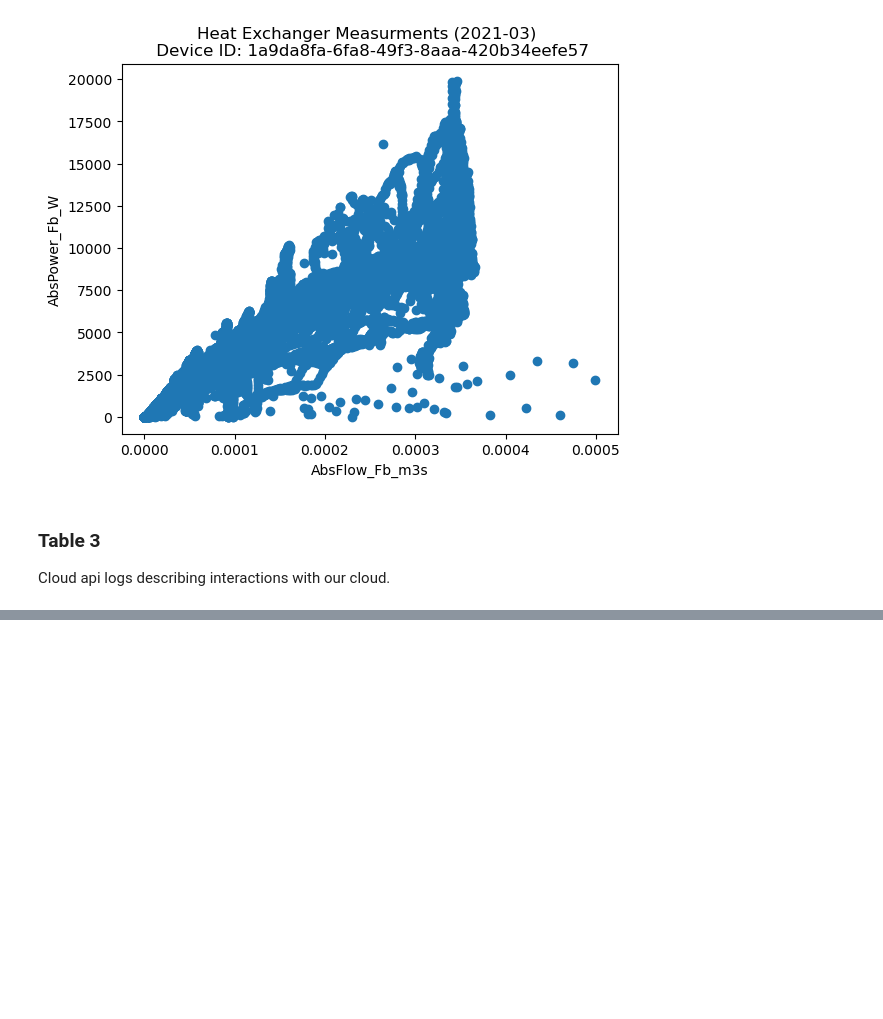
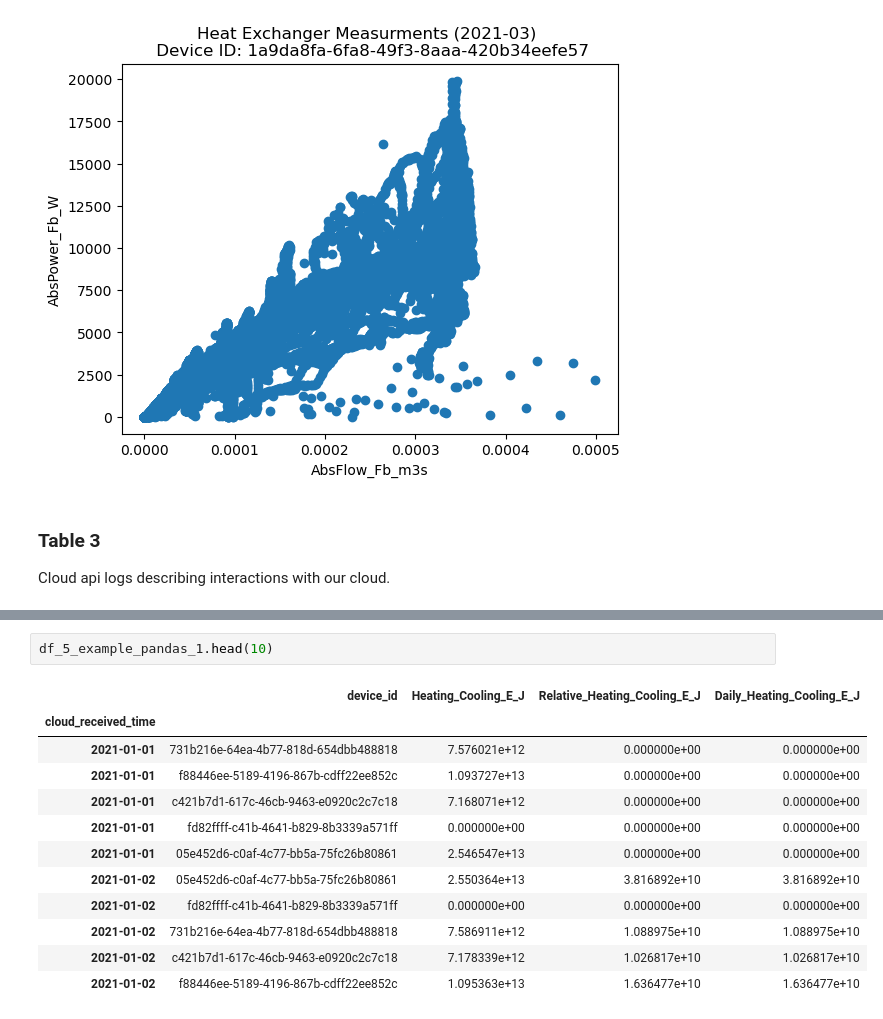
Before and after one commit to MikiVanousek/start2025, a Jupyter notebook: work/docker-demo.ipynb, the cells around one changed output, grey strips where cells are left out. Cells and saved outputs as stored; diff of their text form; blank space fills up the shorter version.

```diff
--- a/work/docker-demo.ipynb
+++ b/work/docker-demo.ipynb
@@ -105,0 +173,15 @@ pd_df1.head()
+# %%
+df_5_example_pandas_1.head(10)
+# %% [output]
+|  | device_id | Heating_Cooling_E_J | Relative_Heating_Cooling_E_J | Daily_Heating_Cooling_E_J |
+| cloud_received_time |  |  |  |  |
+| 2021-01-01 | 731b216e-64ea-4b77-818d-654dbb488818 | 7.576021e+12 | 0.000000e+00 | 0.000000e+00 |
+| 2021-01-01 | f88446ee-5189-4196-867b-cdff22ee852c | 1.093727e+13 | 0.000000e+00 | 0.000000e+00 |
+| 2021-01-01 | c421b7d1-617c-46cb-9463-e0920c2c7c18 | 7.168071e+12 | 0.000000e+00 | 0.000000e+00 |
+| 2021-01-01 | fd82ffff-c41b-4641-b829-8b3339a571ff | 0.000000e+00 | 0.000000e+00 | 0.000000e+00 |
+| 2021-01-01 | 05e452d6-c0af-4c77-bb5a-75fc26b80861 | 2.546547e+13 | 0.000000e+00 | 0.000000e+00 |
+| 2021-01-02 | 05e452d6-c0af-4c77-bb5a-75fc26b80861 | 2.550364e+13 | 3.816892e+10 | 3.816892e+10 |
+| 2021-01-02 | fd82ffff-c41b-4641-b829-8b3339a571ff | 0.000000e+00 | 0.000000e+00 | 0.000000e+00 |
+| 2021-01-02 | 731b216e-64ea-4b77-818d-654dbb488818 | 7.586911e+12 | 1.088975e+10 | 1.088975e+10 |
+| 2021-01-02 | c421b7d1-617c-46cb-9463-e0920c2c7c18 | 7.178339e+12 | 1.026817e+10 | 1.026817e+10 |
+| 2021-01-02 | f88446ee-5189-4196-867b-cdff22ee852c | 1.095363e+13 | 1.636477e+10 | 1.636477e+10 |
```
Also changed, not shown: parts of 28 cells of this notebook.
